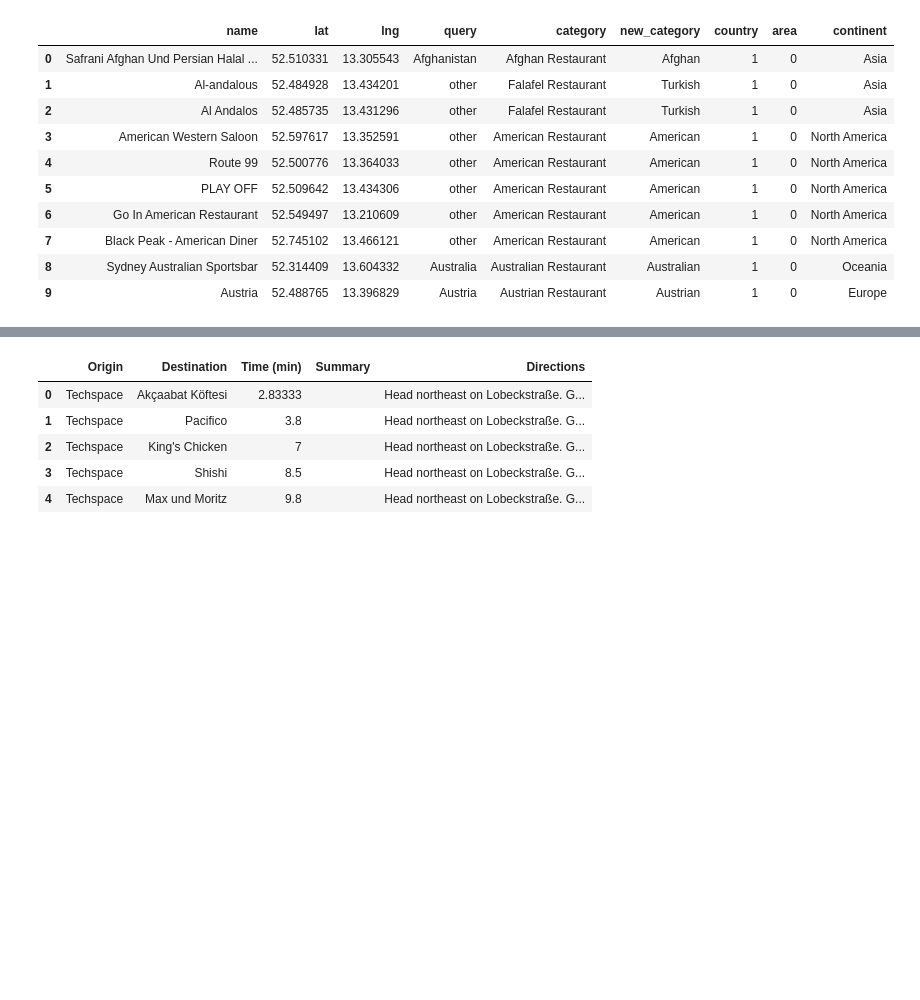
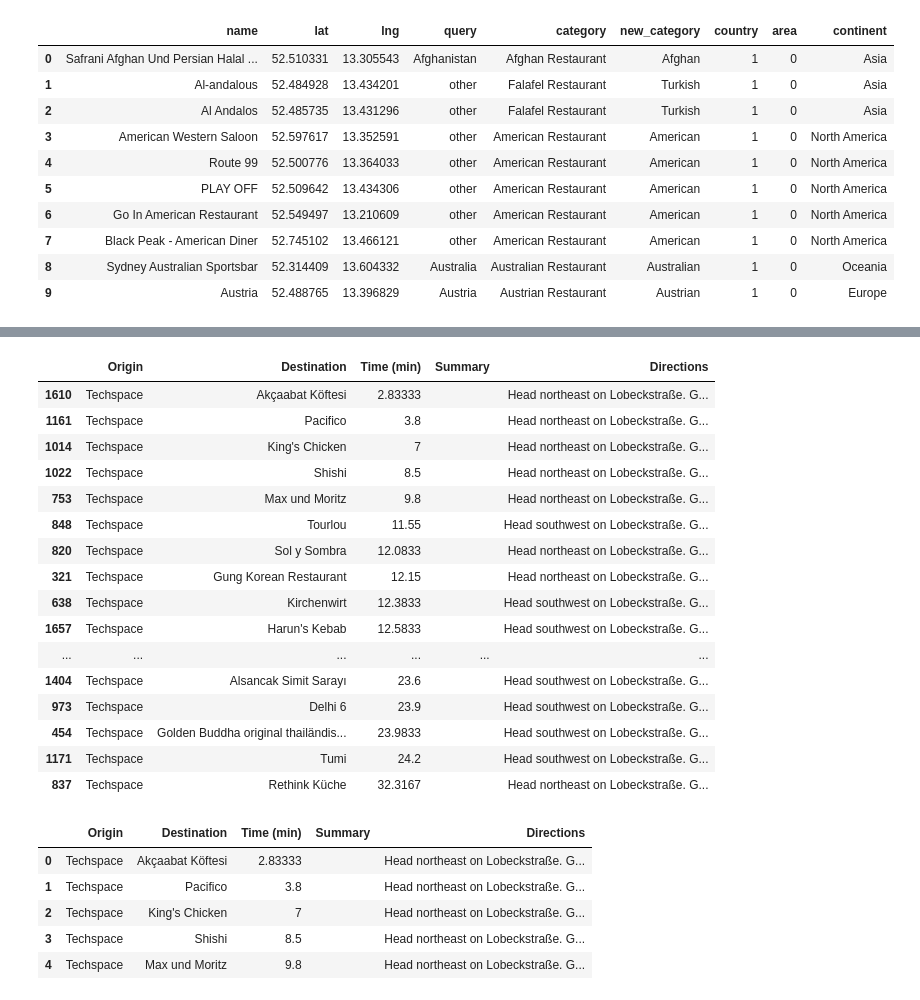
Before and after one commit to auromh/berlin_restaurants, a Jupyter notebook: Routing.ipynb, the cells around one changed output, grey strips where cells are left out. Saved outputs shown, nothing was run; the diff lists cells and outputs as text; code cells hidden in the pictures; blank space fills up the shorter version.

```diff
--- a/Routing.ipynb
+++ b/Routing.ipynb
@@ -737,3 +749,24 @@ all_directions_from_techsp.head()
+# %%
+walking=all_directions_from_techsp[all_directions_from_techsp['Summary']=='']
+walking.sort_values(by="Time (min)")
+# %% [output]
+|  | Origin | Destination | Time (min) | Summary | Directions |
+| 1610 | Techspace | Akçaabat Köftesi | 2.83333 |  | Head northeast on Lobeckstraße. G... |
+| 1161 | Techspace | Pacifico | 3.8 |  | Head northeast on Lobeckstraße. G... |
+| 1014 | Techspace | King's Chicken | 7 |  | Head northeast on Lobeckstraße. G... |
+| 1022 | Techspace | Shishi | 8.5 |  | Head northeast on Lobeckstraße. G... |
+| 753 | Techspace | Max und Moritz | 9.8 |  | Head northeast on Lobeckstraße. G... |
+| 848 | Techspace | Tourlou | 11.55 |  | Head southwest on Lobeckstraße. G... |
+| 820 | Techspace | Sol y Sombra | 12.0833 |  | Head northeast on Lobeckstraße. G... |
+| 321 | Techspace | Gung Korean Restaurant | 12.15 |  | Head northeast on Lobeckstraße. G... |
+| 638 | Techspace | Kirchenwirt | 12.3833 |  | Head southwest on Lobeckstraße. G... |
+| 1657 | Techspace | Harun's Kebab | 12.5833 |  | Head southwest on Lobeckstraße. G... |
+| ... | ... | ... | ... | ... | ... |
+| 1404 | Techspace | Alsancak Simit Sarayı | 23.6 |  | Head southwest on Lobeckstraße. G... |
+| 973 | Techspace | Delhi 6 | 23.9 |  | Head southwest on Lobeckstraße. G... |
+| 454 | Techspace | Golden Buddha original thailändis... | 23.9833 |  | Head southwest on Lobeckstraße. G... |
+| 1171 | Techspace | Tumi | 24.2 |  | Head southwest on Lobeckstraße. G... |
+| 837 | Techspace | Rethink Küche | 32.3167 |  | Head northeast on Lobeckstraße. G... |
 # %%
 walking=all_directions_from_techsp[all_directions_from_techsp['Summary']=='']
 walking_10=walking[walking['Time (min)']<=10].sort_values('Time (min)').reset_index(drop=True)
```
Also changed, not shown: parts of 7 cells of this notebook.
